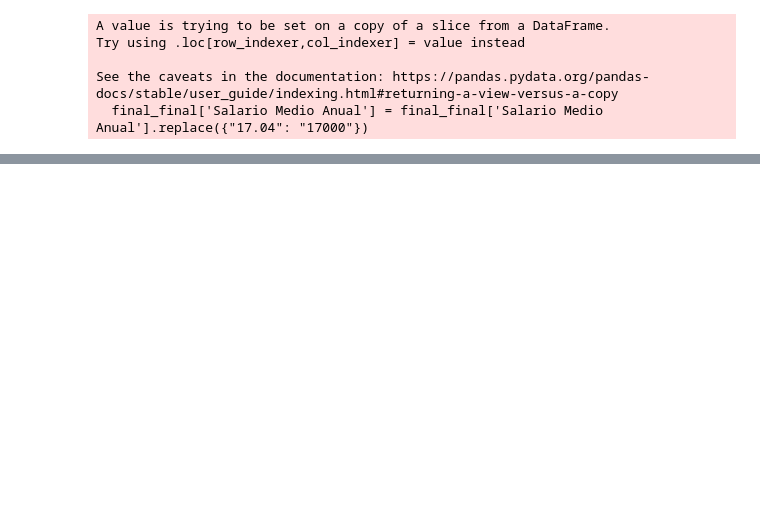
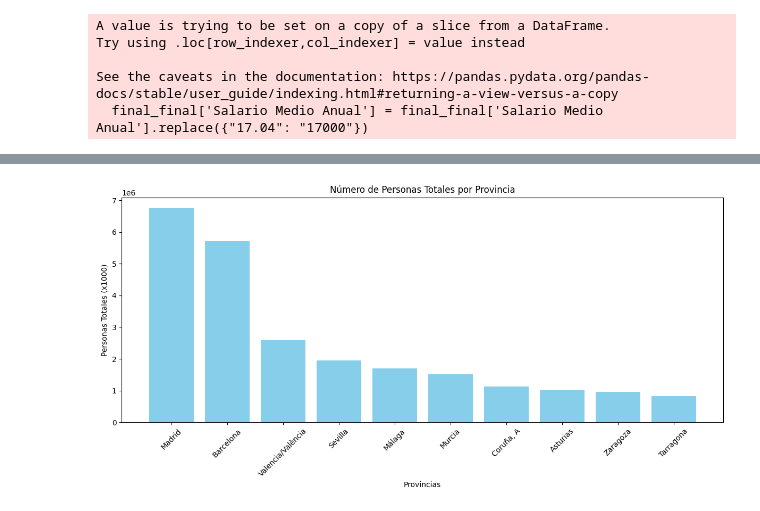
Before and after one commit to Noelia0708/Creacion-Parque-Atracciones, a Jupyter notebook: Proyecto_Parque_Atracciones.ipynb, the cells around one changed output, grey strips where cells are left out. Saved outputs shown, nothing was run; the diff lists cells and outputs as text; code cells hidden in the pictures; blank space fills up the shorter version.

```diff
--- a/Proyecto_Parque_Atracciones.ipynb
+++ b/Proyecto_Parque_Atracciones.ipynb
@@ -353,0 +385,14 @@ top_20_salarios
+# %%
+top_20_salarios['Personas Totales'] = (
+    top_20_salarios['Personas Totales']
+    .astype(str)
+    .str.replace(r'[^\d]', '', regex=True)
+    .astype(float)
+)
+
+top_10_personas = top_20_salarios.sort_values(
+    by='Personas Totales',
+    ascending=False
+).head(10)
+
+top_10_personas.reset_index(drop=True, inplace=True)
@@ -353,0 +413,9 @@ top_20_salarios
+# %%
+top_10_personas['Edad Media de la Provincia'] = (
+    top_10_personas['Edad Media de la Provincia']
+    .astype(str)
+    .str.replace(',', '.')
+    .str.replace(r'[^\d.]', '', regex=True)
+    .astype(float)
+)
+provincias_jovenes = top_10_personas[top_10_personas['Edad Media de la Provincia'] < 45.00]
@@ -353,0 +459,17 @@ top_20_salarios
+# %%
+
+provincias = top_10_personas['Provincias']
+personas_totales = top_10_personas['Personas Totales']
+
+import matplotlib.pyplot as plt
+
+plt.figure(figsize=(12,6))
+plt.bar(provincias, personas_totales, color='skyblue')
+plt.xlabel('Provincias')
+plt.ylabel('Personas Totales (x1000)')
+plt.title('Número de Personas Totales por Provincia')
+plt.xticks(rotation=45)
+plt.tight_layout()
+plt.show()
+# %% [output]
+[figure, added]
```
Also changed, not shown: parts of 16 cells of this notebook, 2 other files.
